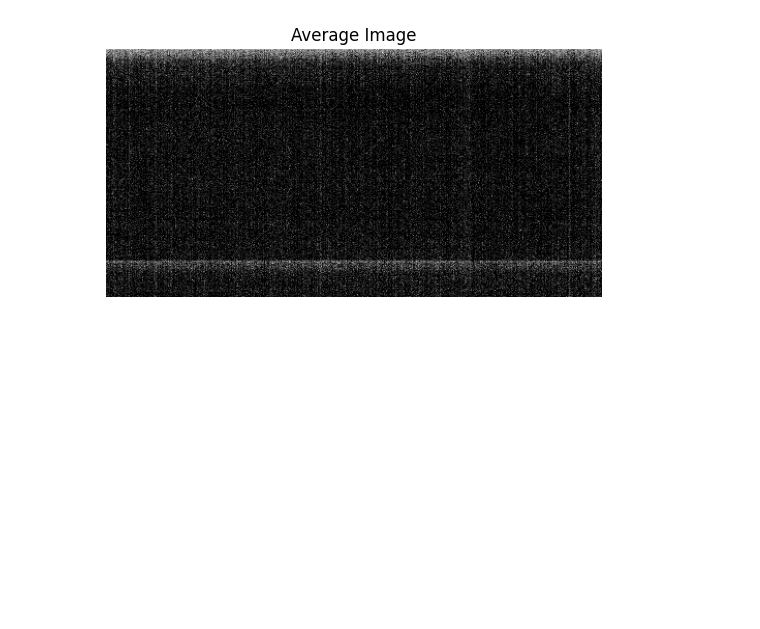
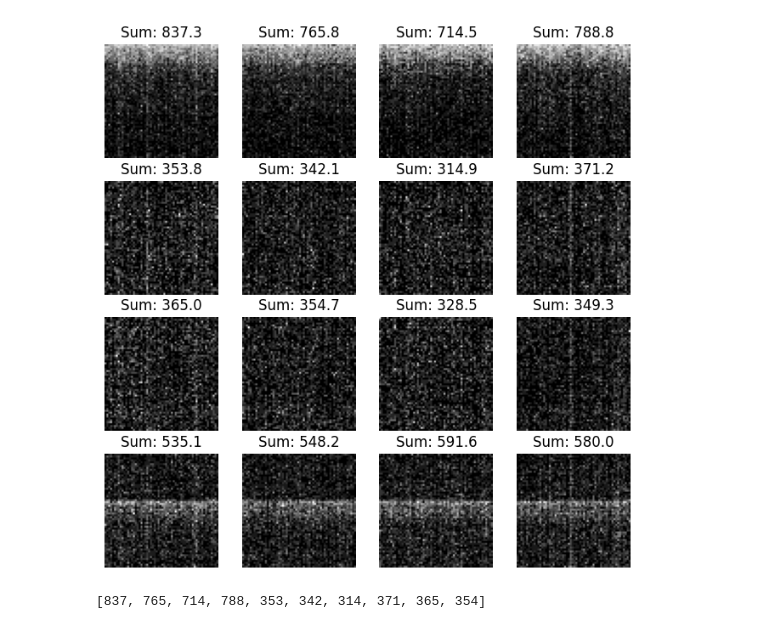
Before and after one commit to tsopeter/VM_NES_Training, a Jupyter notebook: noise/Noise.ipynb, the cells around one changed output. Cells and saved outputs as stored; diff of their text form; code cells hidden in the pictures; blank space fills up the shorter version.

```diff
--- a/noise/Noise.ipynb
+++ b/noise/Noise.ipynb
@@ -1,13 +1,39 @@
 # %%
 import cv2
 import numpy as np
 from matplotlib import pyplot as plt
 imgs = []
 for i in range(10):
     imgs.append(cv2.imread(f"00{i}.bmp",cv2.IMREAD_GRAYSCALE))
 imgs = np.array(imgs)
 
-# find the average
-avg = np.mean(imgs, axis=0)
+img = np.mean(imgs, axis=0)
+
+# Divide into 16 quadrants of equal size
+H, W = img.shape
+
+qH = H // 4
+qW = qH
+
+# note qH and qW are the same, this means we have "empty" space
+# for qW
+quads = []
+s = (W - qW * 4) // 3
+for i in range(4):
+    for j in range(4):
+        quads.append(img[i*qH:(i+1)*qH, j*(qW+s):j*(qW+s)+qW])
+
+# Print it out in a 4x4 grid
+plt.figure(figsize=(8,8))
+for i in range(4):
+    for j in range(4):
+        plt.subplot(4, 4, i*4+j+1)
+        plt.imshow(quads[i*4+j], cmap='gray')
+        plt.title("Sum: {:.1f}".format(np.sum(quads[i*4+j])))
+        plt.axis('off')
+plt.show()
+# print out the values as a array
+print([int(np.sum(q)) for q in quads[:10]])
 # %% [output]
-[figure, old version]
+[figure, new version]
+[837, 765, 714, 788, 353, 342, 314, 371, 365, 354]
```
Also changed, not shown: parts of 1 cell of this notebook.
